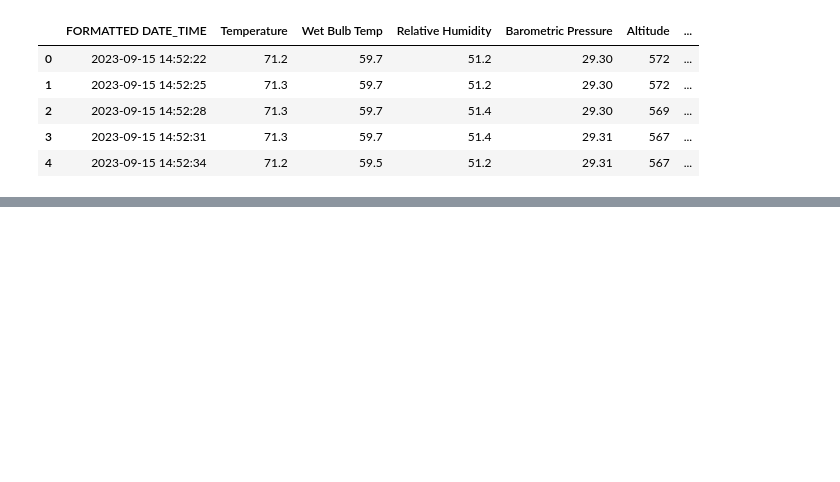
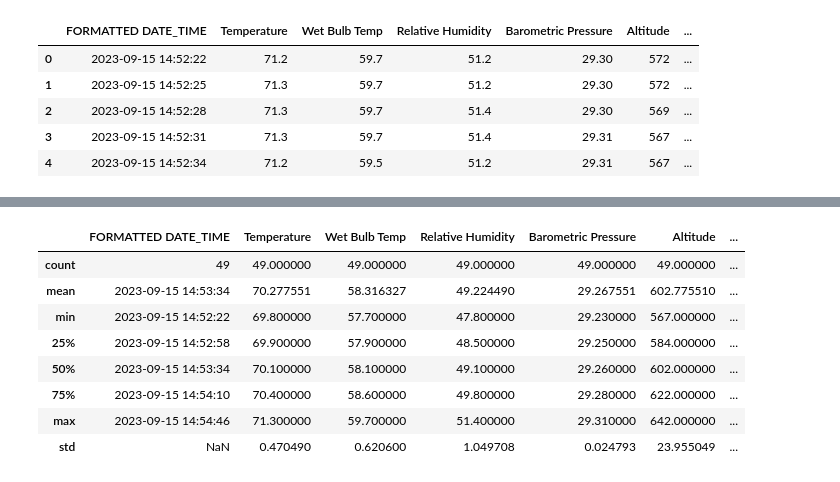
Before and after one commit to match798/G690, a Jupyter notebook: 04_digging_further_into_data_wrangling/04_estimating_building_height.ipynb, the cells around one changed output, grey strips where cells are left out. Cells and saved outputs as stored; diff of their text form; code cells hidden in the pictures; blank space fills up the shorter version.

```diff
--- a/04_digging_further_into_data_wrangling/04_estimating_building_height.ipynb
+++ b/04_digging_further_into_data_wrangling/04_estimating_building_height.ipynb
@@ -83,0 +88,13 @@ memory usage: 6.3+ KB
+# %%
+# check the summary statistics of columns
+kestrel_df.describe()
+# %% [output]
+|  | FORMATTED DATE_TIME | Temperature | Wet Bulb Temp | Relative Humidity | Barometric Pressure | Altitude | ... |
+| count | 49 | 49.000000 | 49.000000 | 49.000000 | 49.000000 | 49.000000 | ... |
+| mean | 2023-09-15 14:53:34 | 70.277551 | 58.316327 | 49.224490 | 29.267551 | 602.775510 | ... |
+| min | 2023-09-15 14:52:22 | 69.800000 | 57.700000 | 47.800000 | 29.230000 | 567.000000 | ... |
+| 25% | 2023-09-15 14:52:58 | 69.900000 | 57.900000 | 48.500000 | 29.250000 | 584.000000 | ... |
+| 50% | 2023-09-15 14:53:34 | 70.100000 | 58.100000 | 49.100000 | 29.260000 | 602.000000 | ... |
+| 75% | 2023-09-15 14:54:10 | 70.400000 | 58.600000 | 49.800000 | 29.280000 | 622.000000 | ... |
+| max | 2023-09-15 14:54:46 | 71.300000 | 59.700000 | 51.400000 | 29.310000 | 642.000000 | ... |
+| std | NaN | 0.470490 | 0.620600 | 1.049708 | 0.024793 | 23.955049 | ... |
```
Also changed, not shown: parts of 16 cells of this notebook.
